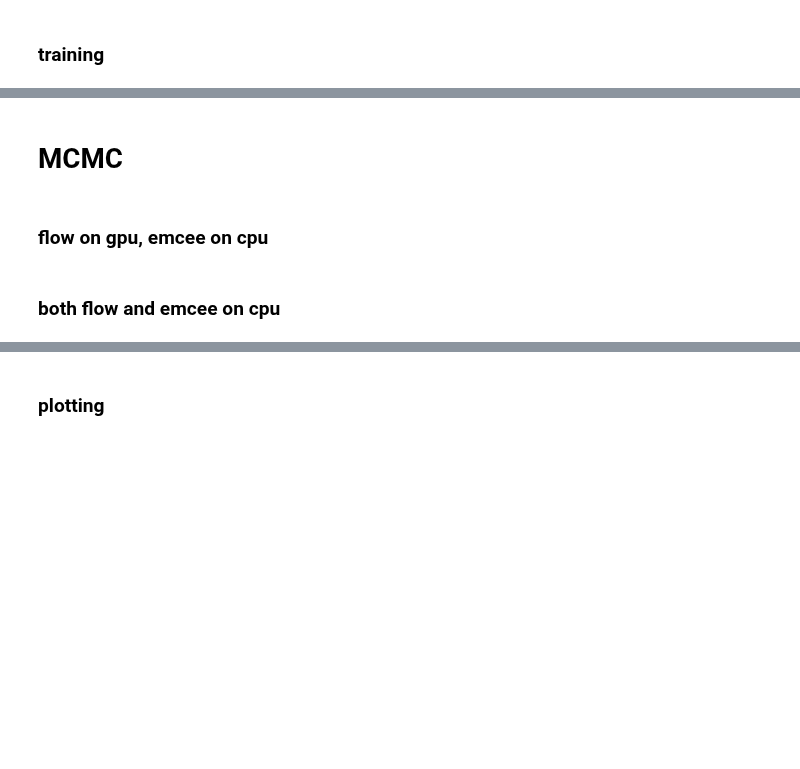
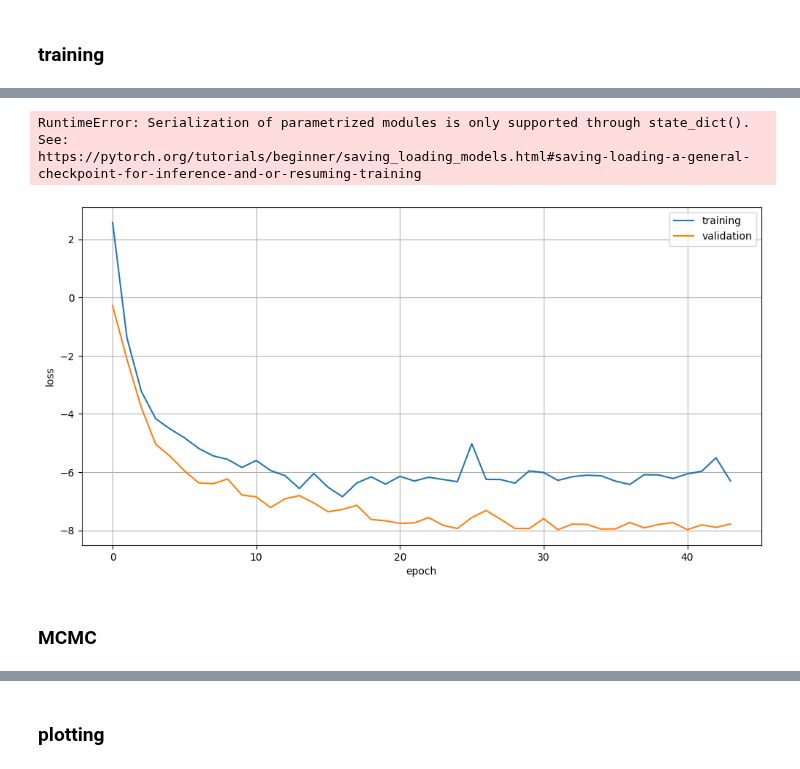
Before and after one commit to des-science/multiprobe-simulation-inference, a Jupyter notebook: notebooks/flow_conductor_network.ipynb, the cells around one changed output, grey strips where cells are left out. Cells and saved outputs as stored; diff of their text form; code cells hidden in the pictures; blank space fills up the shorter version.

```diff
--- a/notebooks/flow_conductor_network.ipynb
+++ b/notebooks/flow_conductor_network.ipynb
@@ -227,0 +102,2 @@ train_dset, vali_dset = torch.utils.data.random_split(dset, [1-vali_frac, vali_f
+# %%
+flow = LikelihoodFlow(params, conf, out_dir=out_dir, label=label)
@@ -319,0 +116,19 @@ ax.legend()
+# %%
+flow.fit(
+    x=grid_preds,
+    theta=grid_cosmos,
+    n_epochs=300,
+    # dataset
+    batch_size=1024,
+    vali_split=0.1,
+    # optimizer
+    learning_rate=1e-3,
+    weight_decay=0.0,
+    clip_by_global_norm=100.0,
+    learning_rate_min=1e-6,
+    # early stopping
+    n_patience_epochs=10,
+    min_delta=0.0,
+    save_model=True,
+)
+# %% [output]
@@ -320,4 +137,5 @@ ax.legend()
+RuntimeError: Serialization of parametrized modules is only supported through state_dict(). See:
+https://pytorch.org/tutorials/beginner/saving_loading_models.html#saving-loading-a-general-checkpoint-for-inference-and-or-resuming-training
+[figure, added]
 # %% [markdown]
-# MCMC
+### MCMC
-# %% [markdown]
-### flow on gpu, emcee on cpu
@@ -350,2 +141,0 @@ ax.legend()
-# %% [markdown]
-### both flow and emcee on cpu
```
Also changed, not shown: parts of 24 cells of this notebook, 14 other files.
